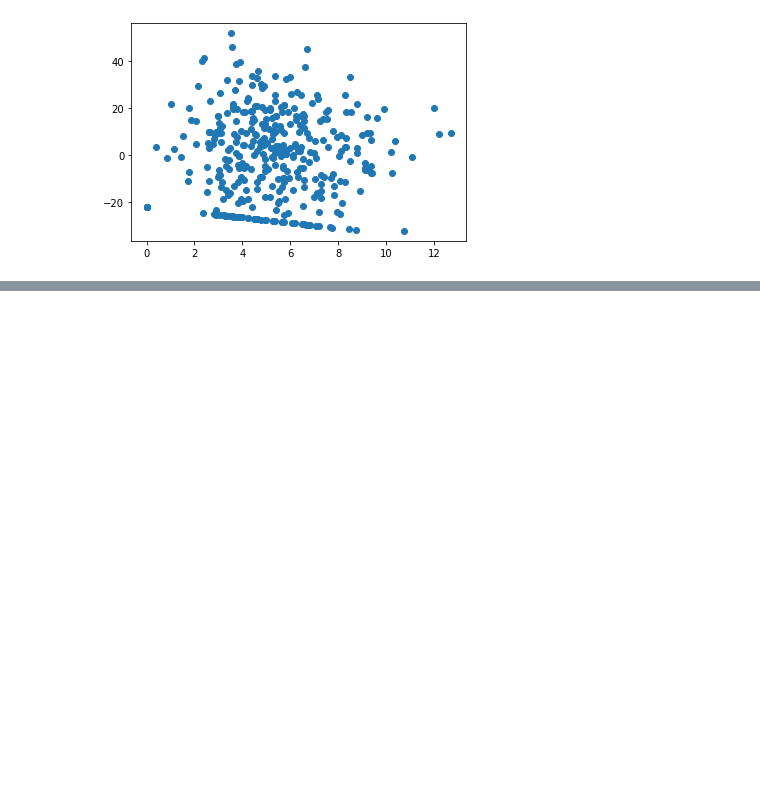
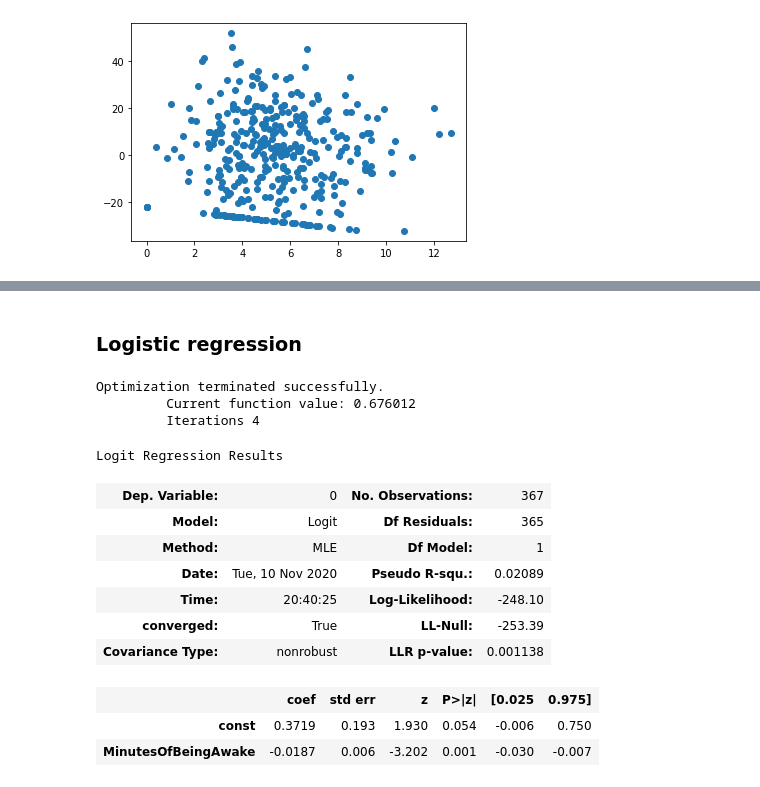
Before and after one commit to danielquer/data-pt-ber-08-20, a Jupyter notebook: Labs/module-2_labs/05_applied-analysis/02_lab-regression-analysis/linear-regression-class-dani.ipynb, the cells around one changed output, grey strips where cells are left out. Saved outputs shown, nothing was run; the diff lists cells and outputs as text; code cells hidden in the pictures; blank space fills up the shorter version.

Commit message:
logistic regression lab

```diff
--- a/Labs/module-2_labs/05_applied-analysis/02_lab-regression-analysis/linear-regression-class-dani.ipynb
+++ b/Labs/module-2_labs/05_applied-analysis/02_lab-regression-analysis/linear-regression-class-dani.ipynb
@@ -297,0 +332,25 @@ plt.show()
+# %% [markdown]
+### Logistic regression
+# %%
+Y = pd.DataFrame(np.where(df['Sleep efficiency'] > 90, 1,0)) # you want to drop one category
+X = df['MinutesOfBeingAwake']
+X = sm.add_constant(X)
+
+model = sm.Logit(Y,X)
+results = model.fit()
+results.summary()
+# %% [output]
+Optimization terminated successfully.
+         Current function value: 0.676012
+         Iterations 4
+Logit Regression Results
+| Dep. Variable: | 0 | No. Observations: | 367 |
+| Model: | Logit | Df Residuals: | 365 |
+| Method: | MLE | Df Model: | 1 |
+| Date: | Tue, 10 Nov 2020 | Pseudo R-squ.: | 0.02089 |
+| Time: | 20:40:25 | Log-Likelihood: | -248.10 |
+| converged: | True | LL-Null: | -253.39 |
+| Covariance Type: | nonrobust | LLR p-value: | 0.001138 |
+|  | coef | std err | z | P>|z| | [0.025 | 0.975] |
+| const | 0.3719 | 0.193 | 1.930 | 0.054 | -0.006 | 0.750 |
+| MinutesOfBeingAwake | -0.0187 | 0.006 | -3.202 | 0.001 | -0.030 | -0.007 |
```
Also changed, not shown: parts of 7 cells of this notebook, 1 other file.
